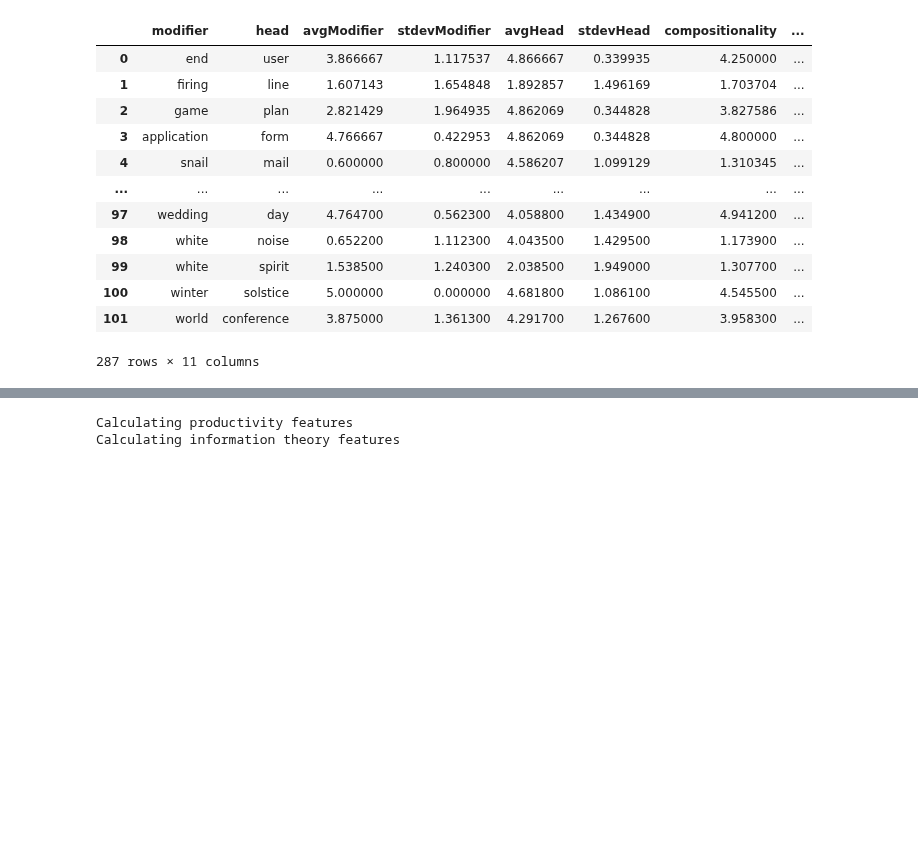
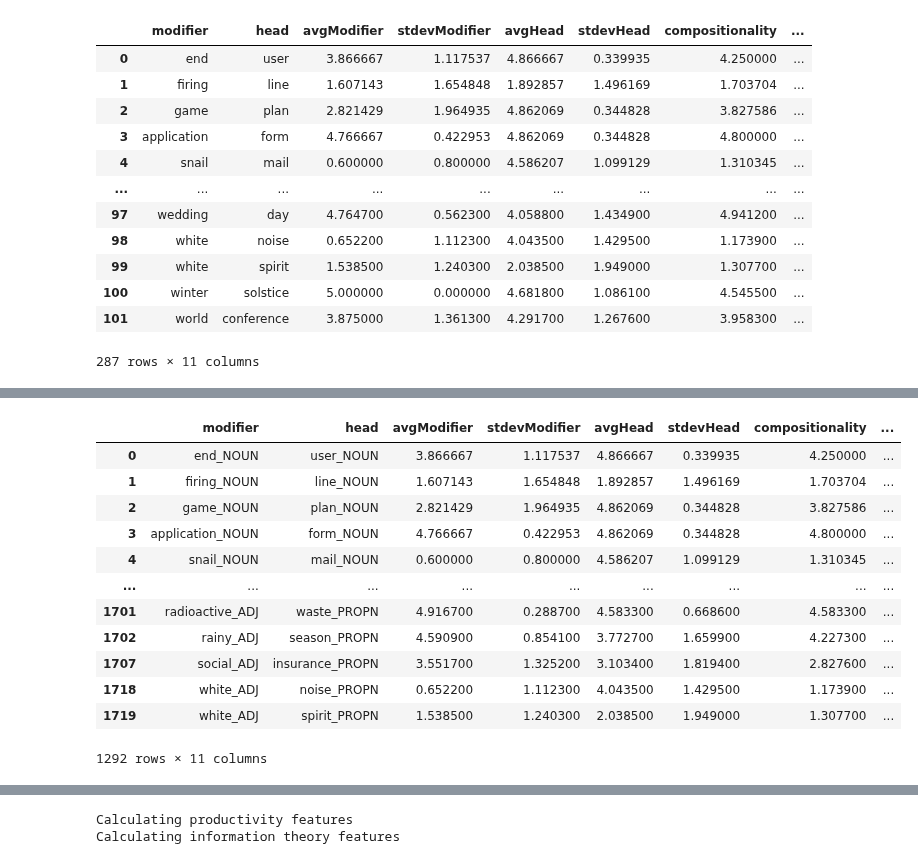
Before and after one commit to prajitdhar/Compounding, a Jupyter notebook: Tryouts-Sparse-Agnostic.ipynb, the cells around one changed output, grey strips where cells are left out. Drawn from its saved outputs; the diff is of its cells as text; code cells hidden in the pictures; blank space fills up the shorter version.

```diff
--- a/Tryouts-Sparse-Agnostic.ipynb
+++ b/Tryouts-Sparse-Agnostic.ipynb
@@ -64,3 +148,21 @@ comp_ratings_df
+# %%
+comp_ratings_df=testset_tagger(comp_ratings_df)
+comp_ratings_df.drop_duplicates(inplace=True)
+comp_ratings_df
+# %% [output]
+|  | modifier | head | avgModifier | stdevModifier | avgHead | stdevHead | compositionality | ... |
+| 0 | end_NOUN | user_NOUN | 3.866667 | 1.117537 | 4.866667 | 0.339935 | 4.250000 | ... |
+| 1 | firing_NOUN | line_NOUN | 1.607143 | 1.654848 | 1.892857 | 1.496169 | 1.703704 | ... |
+| 2 | game_NOUN | plan_NOUN | 2.821429 | 1.964935 | 4.862069 | 0.344828 | 3.827586 | ... |
+| 3 | application_NOUN | form_NOUN | 4.766667 | 0.422953 | 4.862069 | 0.344828 | 4.800000 | ... |
+| 4 | snail_NOUN | mail_NOUN | 0.600000 | 0.800000 | 4.586207 | 1.099129 | 1.310345 | ... |
+| ... | ... | ... | ... | ... | ... | ... | ... | ... |
+| 1701 | radioactive_ADJ | waste_PROPN | 4.916700 | 0.288700 | 4.583300 | 0.668600 | 4.583300 | ... |
+| 1702 | rainy_ADJ | season_PROPN | 4.590900 | 0.854100 | 3.772700 | 1.659900 | 4.227300 | ... |
+| 1707 | social_ADJ | insurance_PROPN | 3.551700 | 1.325200 | 3.103400 | 1.819400 | 2.827600 | ... |
+| 1718 | white_ADJ | noise_PROPN | 0.652200 | 1.112300 | 4.043500 | 1.429500 | 1.173900 | ... |
+| 1719 | white_ADJ | spirit_PROPN | 1.538500 | 1.240300 | 2.038500 | 1.949000 | 1.307700 | ... |
+1292 rows × 11 columns
 # %%
 def process_decades_compound(dec_list,input_dir,ctype='compound'):
 
```
Also changed, not shown: parts of 16 cells of this notebook, 6 other files.
